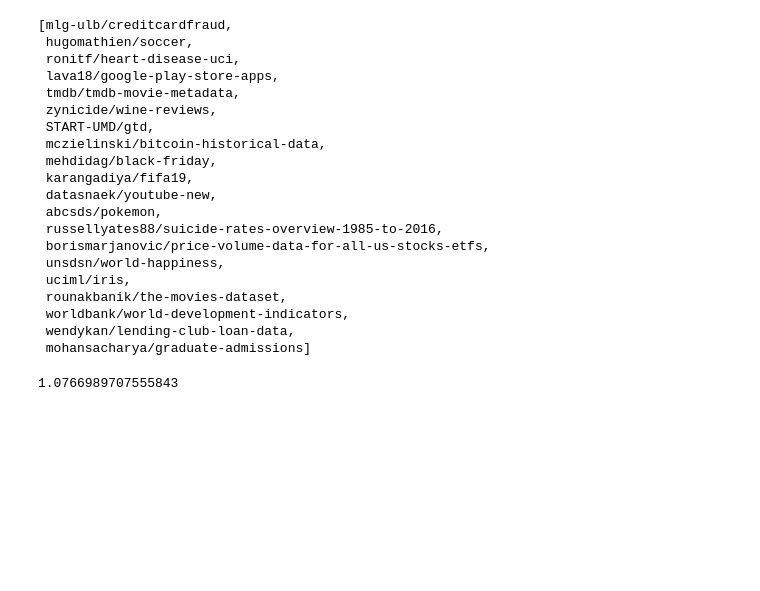
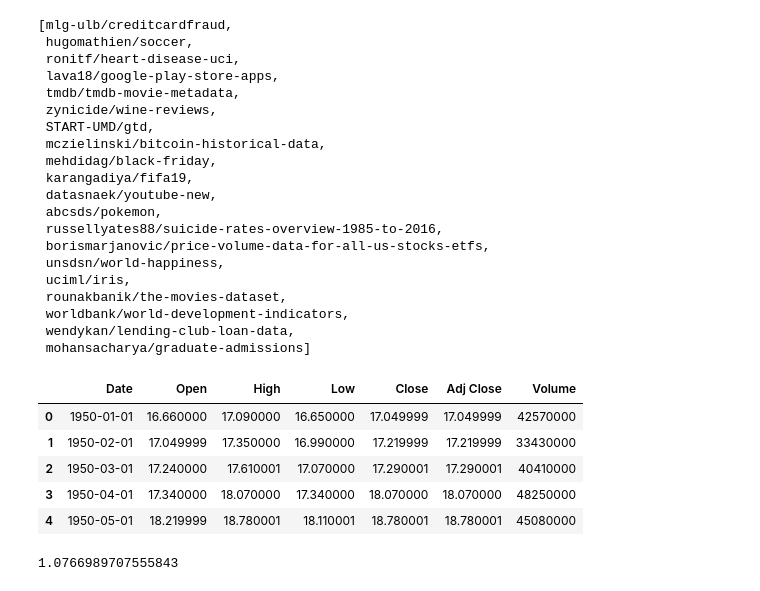
Before and after one commit to jvalansi/notebooks, a Jupyter notebook: S&P500.ipynb, the cells around one changed output. Cells and saved outputs as stored; diff of their text form; code cells hidden in the pictures; blank space fills up the shorter version.

```diff
--- a/S&P500.ipynb
+++ b/S&P500.ipynb
@@ -50,6 +30,15 @@ import pandas as pd
 import numpy as np
 # %%
 df = pd.read_csv('data/^GSPC.csv')
+# %%
+df.head()
+# %% [output]
+|  | Date | Open | High | Low | Close | Adj Close | Volume |
+| 0 | 1950-01-01 | 16.660000 | 17.090000 | 16.650000 | 17.049999 | 17.049999 | 42570000 |
+| 1 | 1950-02-01 | 17.049999 | 17.350000 | 16.990000 | 17.219999 | 17.219999 | 33430000 |
+| 2 | 1950-03-01 | 17.240000 | 17.610001 | 17.070000 | 17.290001 | 17.290001 | 40410000 |
+| 3 | 1950-04-01 | 17.340000 | 18.070000 | 17.340000 | 18.070000 | 18.070000 | 48250000 |
+| 4 | 1950-05-01 | 18.219999 | 18.780001 | 18.110001 | 18.780001 | 18.780001 | 45080000 |
 # %%
 df['Adj Close Diff'] = df['Adj Close']/df['Adj Close'].shift()
 # %%
```
Also changed, not shown: parts of 29 cells of this notebook, 2 other files.
